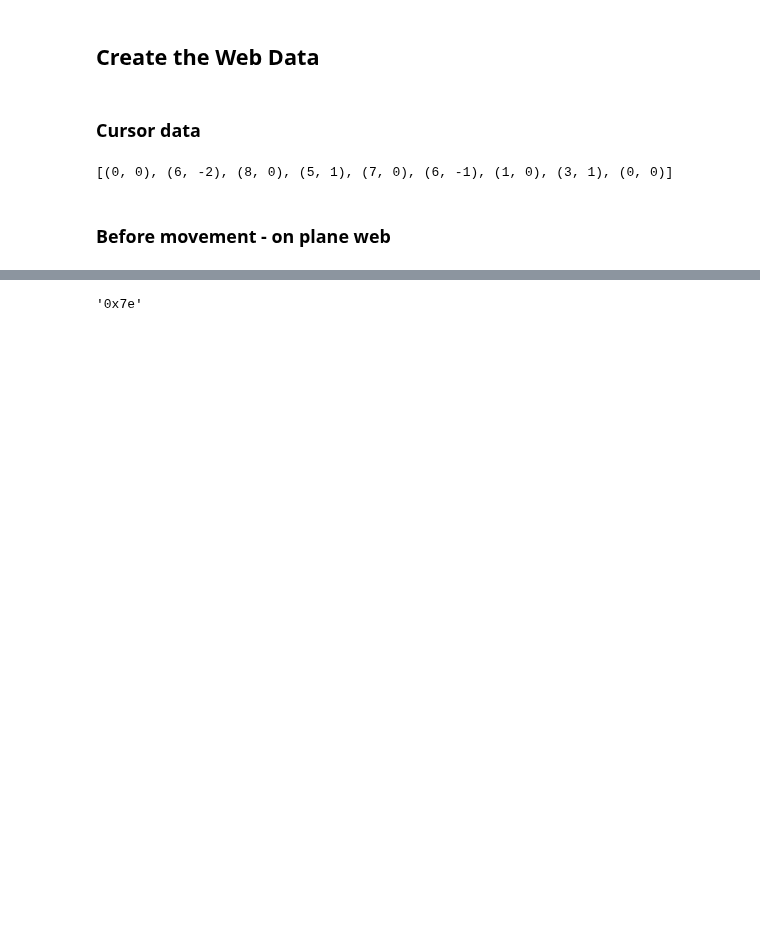
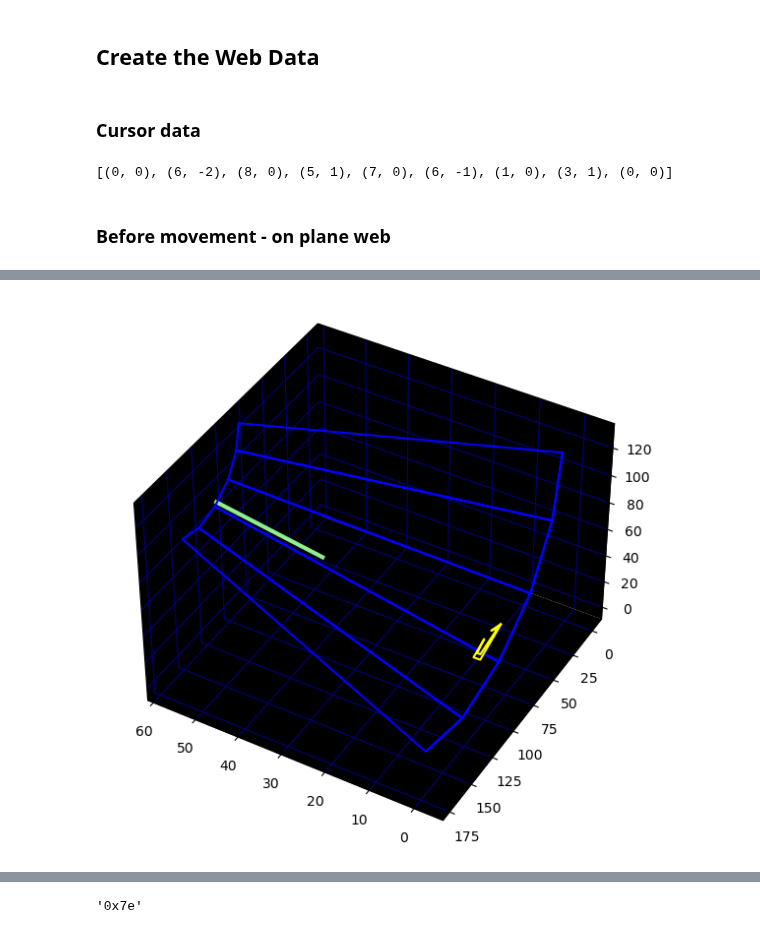
Before and after one commit to mwenge/TempestVsTempest, a Jupyter notebook: notebooks-tempest/spikes - animate movement.ipynb, the cells around one changed output, grey strips where cells are left out. Saved outputs shown, nothing was run; the diff lists cells and outputs as text; code cells hidden in the pictures; blank space fills up the shorter version.

```diff
--- a/notebooks-tempest/spikes - animate movement.ipynb
+++ b/notebooks-tempest/spikes - animate movement.ipynb
@@ -322,3 +336,16 @@ spike_vertices = (
+# %%
+AZIMUTH=120
+ELEVATION = 40
+objects_vertices = []
+spike_vertices = (np.array([110.2,  85. ]), np.array([89.8, 53. ]), np.array([[60,  40]]))
+claw_vertices = setObjectVertices(claw_data, scale=4, zpos=-5,
+                                xoffset=28, yoffset=20, color="yellow", inverty=False)
+objects_vertices += [(claw_vertices,"yellow")]
+
+makeWebAndSpikeDiagram(circle_web_segment, spike_vertices, objects_vertices,
+                      filename=f"spikes/spike_evolution_spike_only.png")
+# %% [output]
+[figure, added]
 # %%
 AZIMUTH=120
 ELEVATION = 40
```
Also changed, not shown: parts of 12 cells of this notebook, 7 other files.
